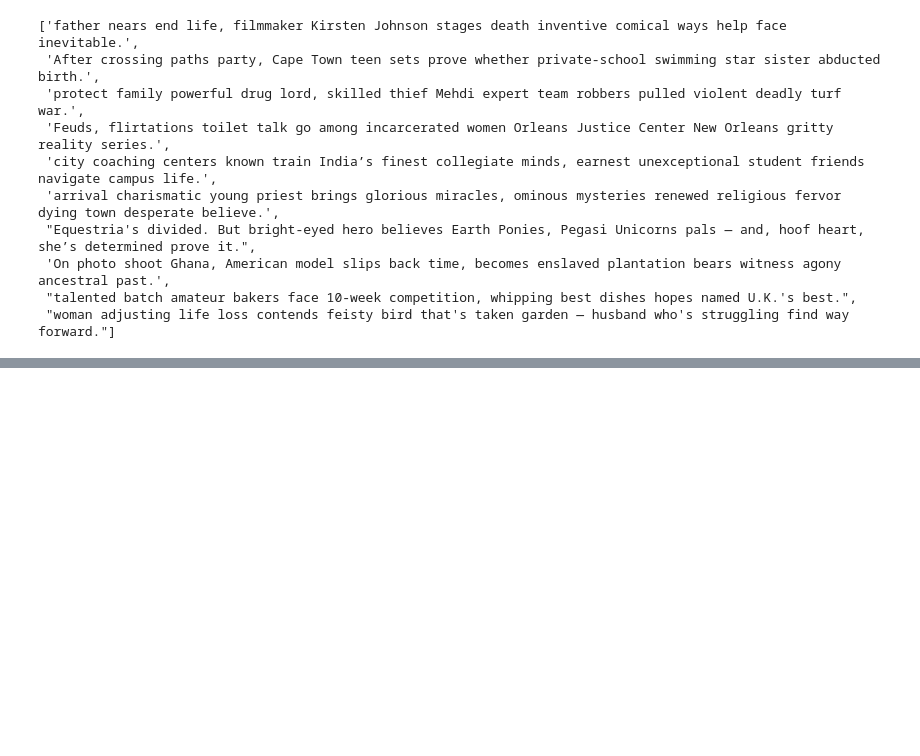
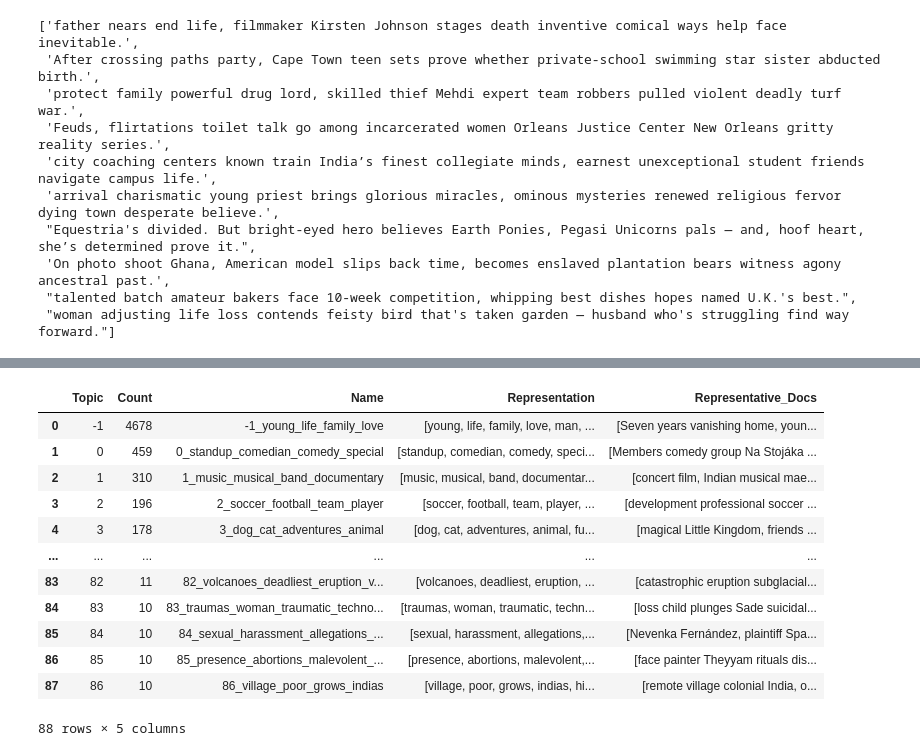
Before and after one commit to GeometricBison/jinship_sp2024, a Jupyter notebook: Bert-Topic.ipynb, the cells around one changed output, grey strips where cells are left out. Drawn from its saved outputs; the diff is of its cells as text; code cells hidden in the pictures; blank space fills up the shorter version.

Commit message:
can do multi-labeling, adding the topic assignment

```diff
--- a/Bert-Topic.ipynb
+++ b/Bert-Topic.ipynb
@@ -89,5 +107,20 @@ updated_topic_model.get_topic_info()
 # %%
 from sklearn.feature_extraction.text import CountVectorizer
 
 topic_multilabel = BERTopic(vectorizer_model = CountVectorizer(stop_words="english")
-).fit(descriptions)
+).fit(processed_descriptions)
+topic_multilabel.get_topic_info()
+# %% [output]
+|  | Topic | Count | Name | Representation | Representative_Docs |
+| 0 | -1 | 4678 | -1_young_life_family_love | [young, life, family, love, man, ... | [Seven years vanishing home, youn... |
+| 1 | 0 | 459 | 0_standup_comedian_comedy_special | [standup, comedian, comedy, speci... | [Members comedy group Na Stojáka ... |
+| 2 | 1 | 310 | 1_music_musical_band_documentary | [music, musical, band, documentar... | [concert film, Indian musical mae... |
+| 3 | 2 | 196 | 2_soccer_football_team_player | [soccer, football, team, player, ... | [development professional soccer ... |
+| 4 | 3 | 178 | 3_dog_cat_adventures_animal | [dog, cat, adventures, animal, fu... | [magical Little Kingdom, friends ... |
+| ... | ... | ... | ... | ... | ... |
+| 83 | 82 | 11 | 82_volcanoes_deadliest_eruption_v... | [volcanoes, deadliest, eruption, ... | [catastrophic eruption subglacial... |
+| 84 | 83 | 10 | 83_traumas_woman_traumatic_techno... | [traumas, woman, traumatic, techn... | [loss child plunges Sade suicidal... |
+| 85 | 84 | 10 | 84_sexual_harassment_allegations_... | [sexual, harassment, allegations,... | [Nevenka Fernández, plaintiff Spa... |
+| 86 | 85 | 10 | 85_presence_abortions_malevolent_... | [presence, abortions, malevolent,... | [face painter Theyyam rituals dis... |
+| 87 | 86 | 10 | 86_village_poor_grows_indias | [village, poor, grows, indias, hi... | [remote village colonial India, o... |
+88 rows × 5 columns
```
Also changed, not shown: parts of 5 cells of this notebook.
